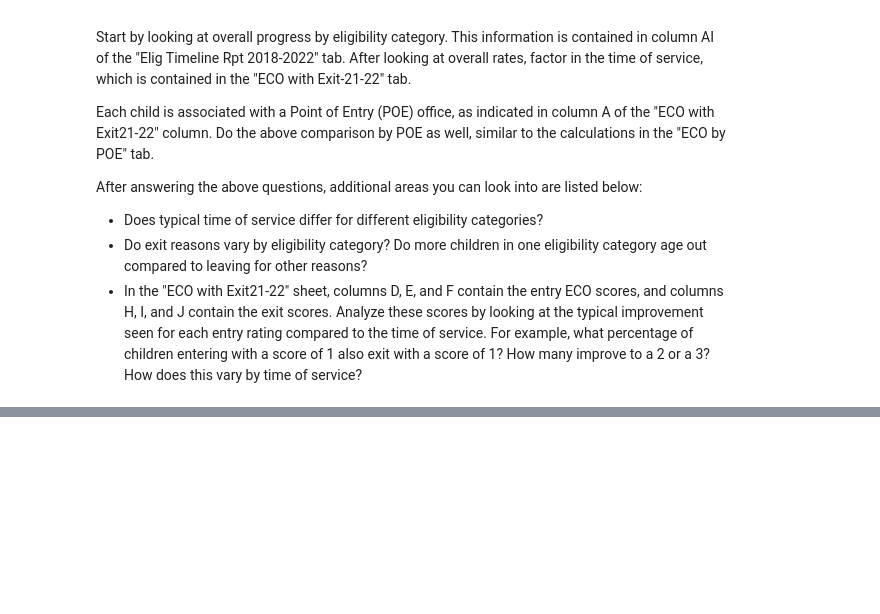
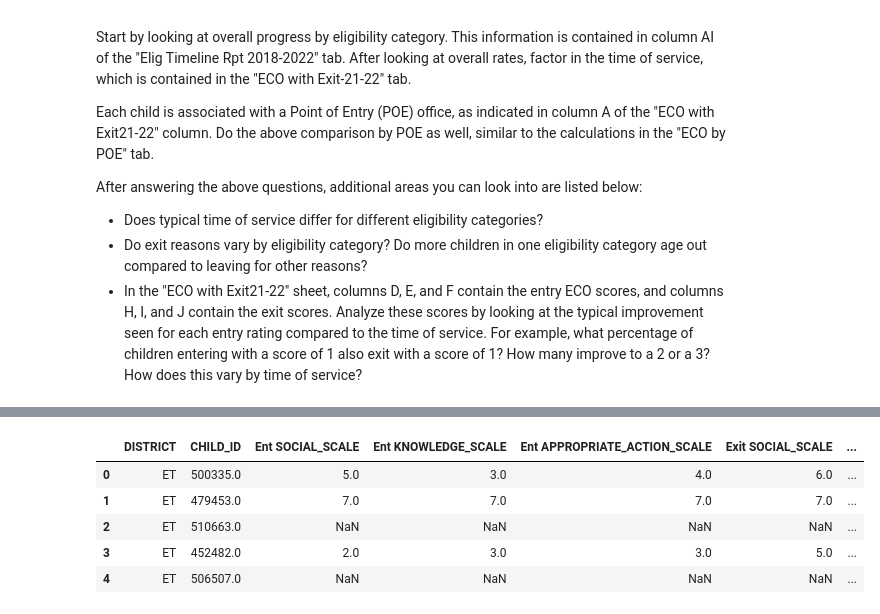
Before and after one commit to NSS-Data-Analytics-Cohort-7/didd-newbalancesonthebloc, a Jupyter notebook: Notebook/DIDD_partner_project.ipynb, the cells around one changed output, grey strips where cells are left out. Cells and saved outputs as stored; diff of their text form; code cells hidden in the pictures; blank space fills up the shorter version.

```diff
--- a/Notebook/DIDD_partner_project.ipynb
+++ b/Notebook/DIDD_partner_project.ipynb
@@ -34,0 +68,3 @@ elig
+# %%
+eco['CHILD_ID'] = eco['CHILD_ID'].fillna(0)
+elig['CHILD_ID'] = elig['CHILD_ID'].astype('float64')
@@ -38,0 +83,10 @@ eco.head()
+# %%
+eco_essential = eco[['DISTRICT', 'CHILD_ID','Ent SOCIAL_SCALE', 'Ent KNOWLEDGE_SCALE', 'Ent APPROPRIATE_ACTION_SCALE', 'Exit SOCIAL_SCALE', 'Exit KNOWLEDGE_SCALE', 'Exit APPROPRIATE_ACTION_SCALE']]
+eco_essential.head()
+# %% [output]
+|  | DISTRICT | CHILD_ID | Ent SOCIAL_SCALE | Ent KNOWLEDGE_SCALE | Ent APPROPRIATE_ACTION_SCALE | Exit SOCIAL_SCALE | ... |
+| 0 | ET | 500335.0 | 5.0 | 3.0 | 4.0 | 6.0 | ... |
+| 1 | ET | 479453.0 | 7.0 | 7.0 | 7.0 | 7.0 | ... |
+| 2 | ET | 510663.0 | NaN | NaN | NaN | NaN | ... |
+| 3 | ET | 452482.0 | 2.0 | 3.0 | 3.0 | 5.0 | ... |
+| 4 | ET | 506507.0 | NaN | NaN | NaN | NaN | ... |
```
Also changed, not shown: parts of 29 cells of this notebook.
